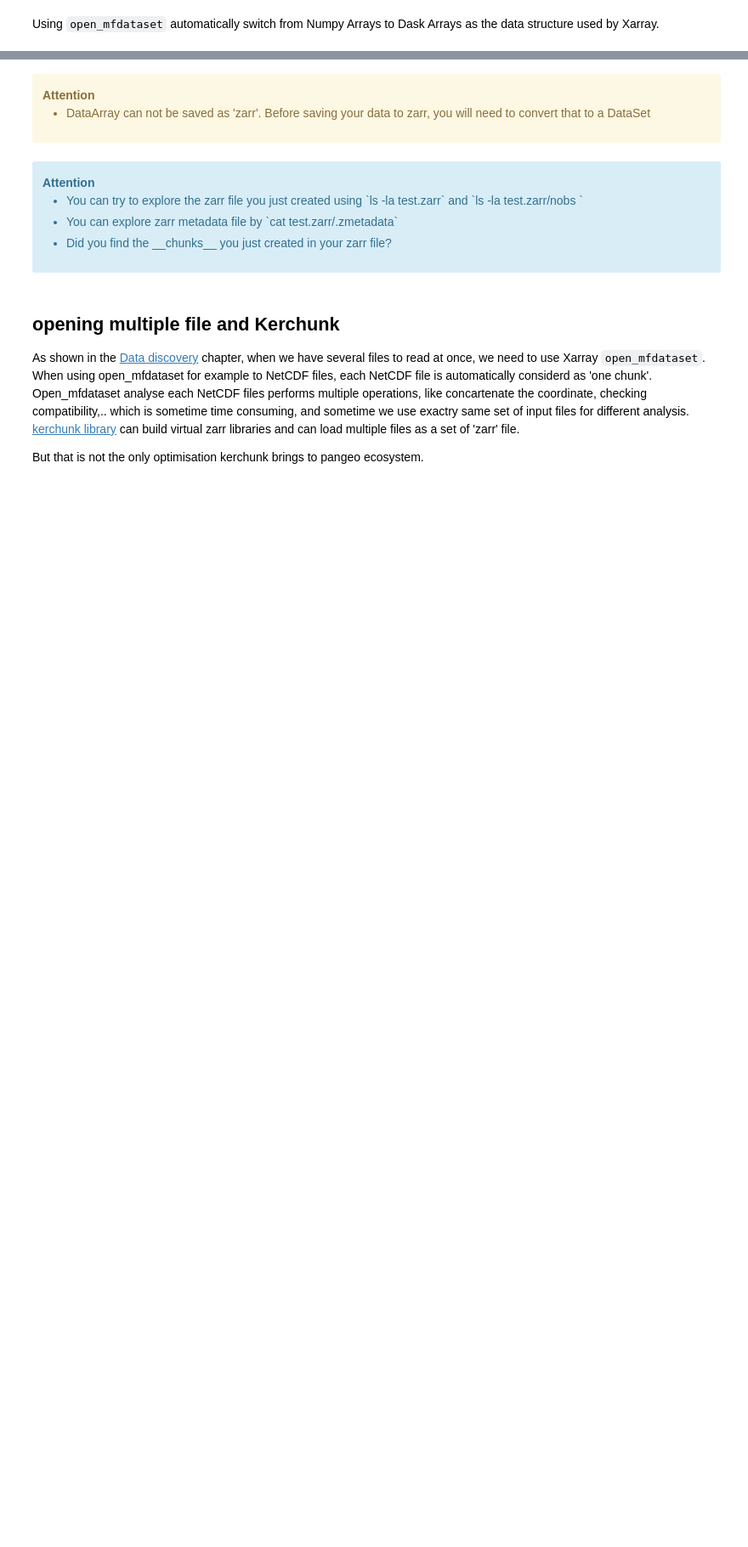
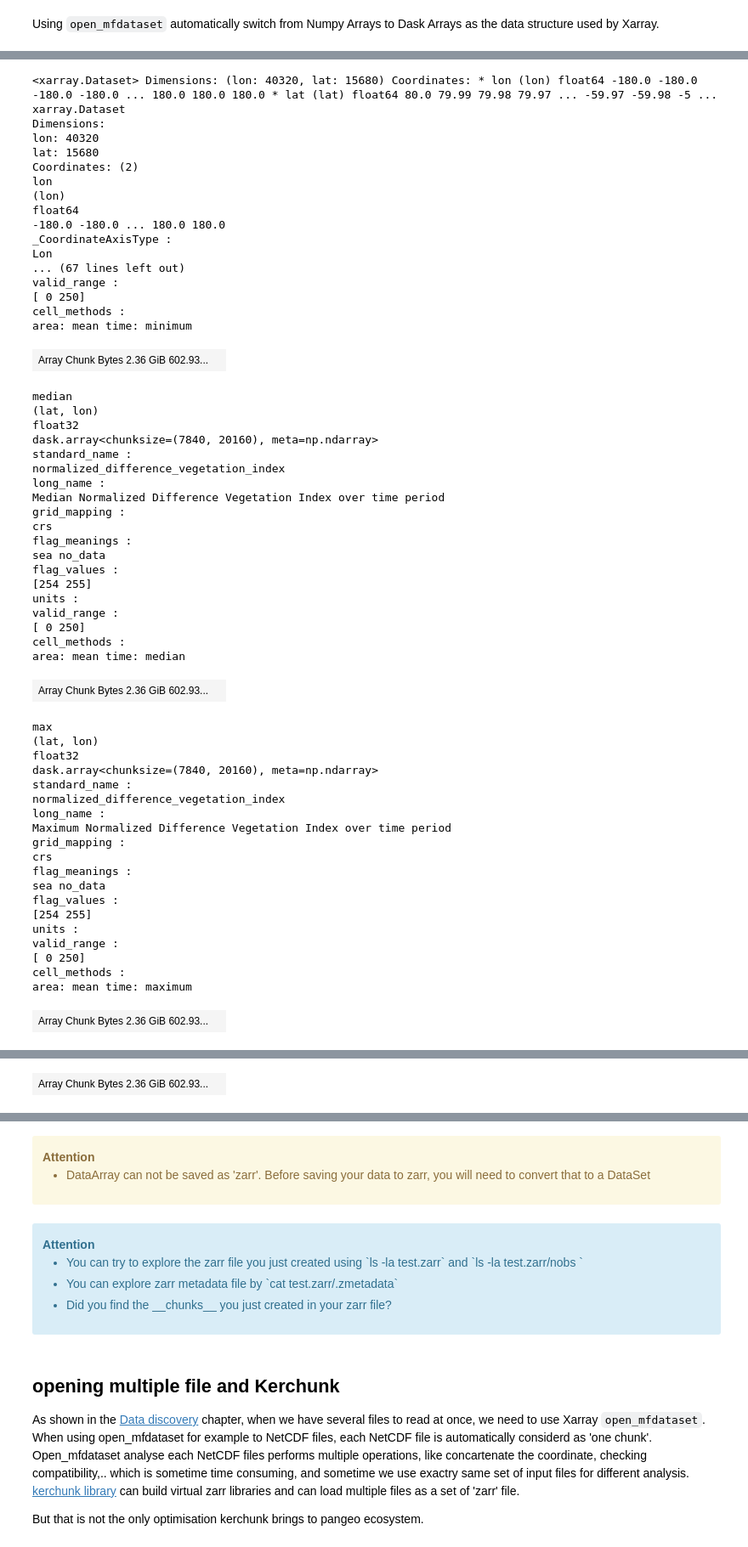
Before and after one commit to pangeo-data/escience-2022, a Jupyter notebook: tutorial/pangeo101/chunking_introduction.ipynb, the cells around one changed output, grey strips where cells are left out. Shown at 85% size. Cells and saved outputs as stored; diff of their text form; code cells hidden in the pictures; blank space fills up the shorter version.

```diff
--- a/tutorial/pangeo101/chunking_introduction.ipynb
+++ b/tutorial/pangeo101/chunking_introduction.ipynb
@@ -111,3 +254,62 @@ We can set chunk also with 'chunk' option when opening a file with  xr.open_mfda
 # %%
-xr.open_dataset(fs.open(s3path),
-                chunk=(15680,40320))
+LTS = xr.open_dataset(fs.open(s3path), chunks={"lon": 40320 / 2, "lat": 15680 / 2})
+LTS
+# %% [output]
+<xarray.Dataset> Dimensions: (lon: 40320, lat: 15680) Coordinates: * lon (lon) float64 -180.0 -180.0 -180.0 -180.0 ... 180.0 180.0 180.0 * lat (lat) float64 80.0 79.99 79.98 79.97 ... -59.97 -59.98 -5 ...
+xarray.Dataset
+Dimensions:
+lon: 40320
+lat: 15680
+Coordinates: (2)
+lon
+(lon)
+float64
+-180.0 -180.0 ... 180.0 180.0
+_CoordinateAxisType :
+Lon
+... (67 lines left out)
+valid_range :
+[ 0 250]
+cell_methods :
+area: mean time: minimum
+| Array Chunk Bytes 2.36 GiB 602.93... |  |
+median
+(lat, lon)
+float32
+dask.array<chunksize=(7840, 20160), meta=np.ndarray>
+standard_name :
+normalized_difference_vegetation_index
+long_name :
+Median Normalized Difference Vegetation Index over time period
+grid_mapping :
+crs
+flag_meanings :
+sea no_data
+flag_values :
+[254 255]
+units :
+valid_range :
+[ 0 250]
+cell_methods :
+area: mean time: median
+| Array Chunk Bytes 2.36 GiB 602.93... |  |
+max
+(lat, lon)
+float32
+dask.array<chunksize=(7840, 20160), meta=np.ndarray>
+standard_name :
+normalized_difference_vegetation_index
+long_name :
+Maximum Normalized Difference Vegetation Index over time period
+grid_mapping :
+crs
+flag_meanings :
+sea no_data
+flag_values :
+[254 255]
+units :
+valid_range :
+[ 0 250]
+cell_methods :
+area: mean time: maximum
+| Array Chunk Bytes 2.36 GiB 602.93... |  |
@@ -113,0 +335 @@ xr.open_dataset(fs.open(s3path),
+| Array Chunk Bytes 2.36 GiB 602.93... |  |
```
Also changed, not shown: parts of 26 cells of this notebook, 1 other file.
